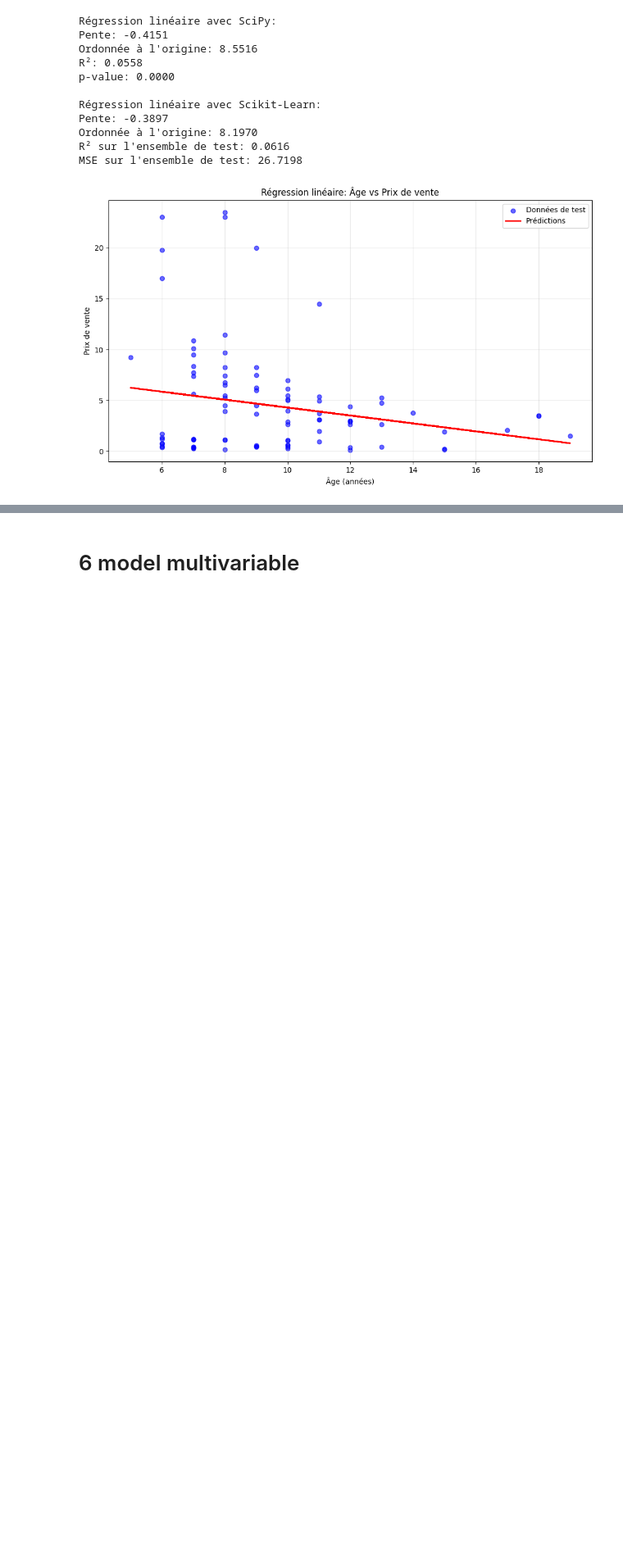
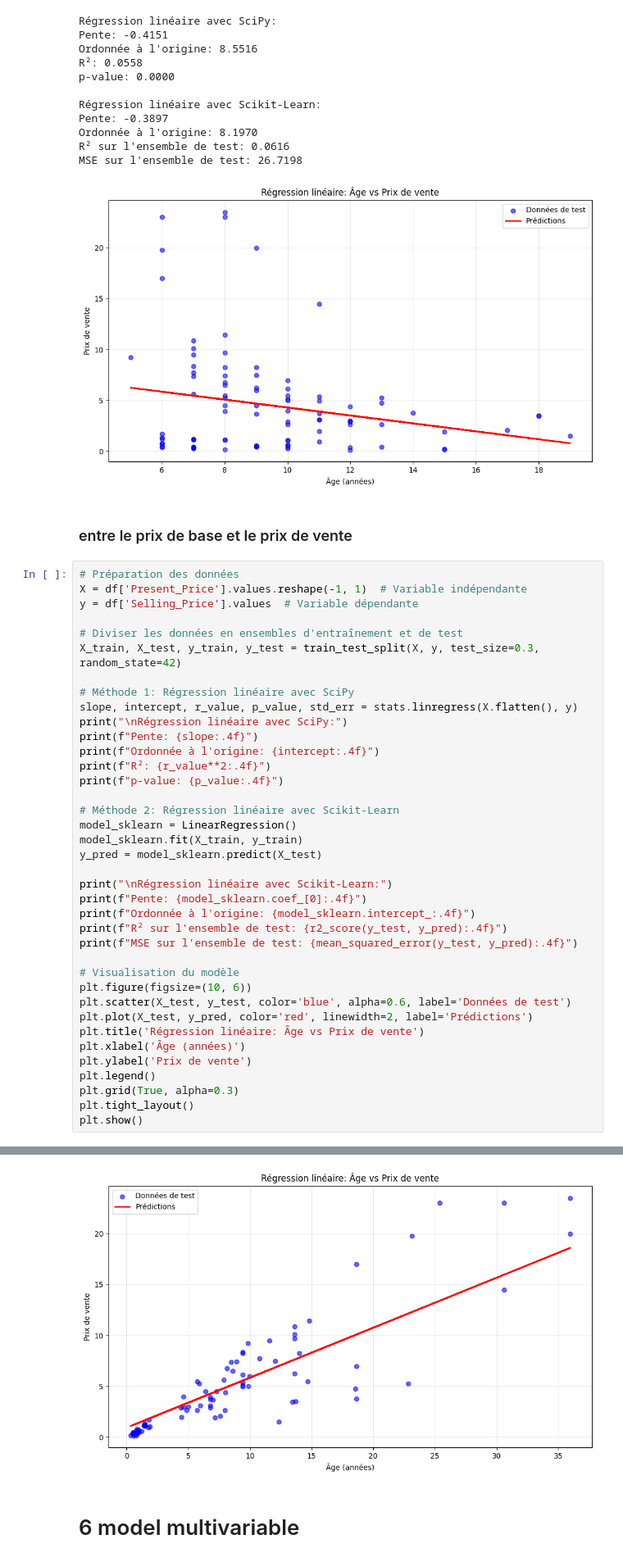
Before and after one commit to ali-bousrira/new-car, a Jupyter notebook: cars_df.ipynb, the cells around one changed output, grey strips where cells are left out. Shown at 82% size. Saved outputs shown, nothing was run; the diff lists cells and outputs as text; blank space fills up the shorter version.

Commit message:
ajout de corelation general et de corelation linaire entre le prix de vente et le prix de base

```diff
--- a/cars_df.ipynb
+++ b/cars_df.ipynb
@@ -198,3 +215,44 @@ Ordonnée à l'origine: 8.1970
 R² sur l'ensemble de test: 0.0616
 MSE sur l'ensemble de test: 26.7198
 [figure]
+# %% [markdown]
+### entre le prix de base et le prix de vente
+# %%
+# Préparation des données
+X = df['Present_Price'].values.reshape(-1, 1)  # Variable indépendante
+y = df['Selling_Price'].values  # Variable dépendante
+
+# Diviser les données en ensembles d'entraînement et de test
+X_train, X_test, y_train, y_test = train_test_split(X, y, test_size=0.3, random_state=42)
+
+# Méthode 1: Régression linéaire avec SciPy
+slope, intercept, r_value, p_value, std_err = stats.linregress(X.flatten(), y)
+print("\nRégression linéaire avec SciPy:")
+print(f"Pente: {slope:.4f}")
+print(f"Ordonnée à l'origine: {intercept:.4f}")
+print(f"R²: {r_value**2:.4f}")
+print(f"p-value: {p_value:.4f}")
+
+# Méthode 2: Régression linéaire avec Scikit-Learn
+model_sklearn = LinearRegression()
+model_sklearn.fit(X_train, y_train)
+y_pred = model_sklearn.predict(X_test)
+
+print("\nRégression linéaire avec Scikit-Learn:")
+print(f"Pente: {model_sklearn.coef_[0]:.4f}")
+print(f"Ordonnée à l'origine: {model_sklearn.intercept_:.4f}")
+print(f"R² sur l'ensemble de test: {r2_score(y_test, y_pred):.4f}")
+print(f"MSE sur l'ensemble de test: {mean_squared_error(y_test, y_pred):.4f}")
+
+# Visualisation du modèle
+plt.figure(figsize=(10, 6))
+plt.scatter(X_test, y_test, color='blue', alpha=0.6, label='Données de test')
+plt.plot(X_test, y_pred, color='red', linewidth=2, label='Prédictions')
+plt.title('Régression linéaire: Âge vs Prix de vente')
+plt.xlabel('Âge (années)')
+plt.ylabel('Prix de vente')
+plt.legend()
+plt.grid(True, alpha=0.3)
+plt.tight_layout()
+plt.show()
+# %% [output]
@@ -201,3 +270,4 @@ MSE sur l'ensemble de test: 26.7198
+[figure, added]
 # %% [markdown]
 # 6 model multivariable
 # %%
```
Also changed, not shown: parts of 4 cells of this notebook.
